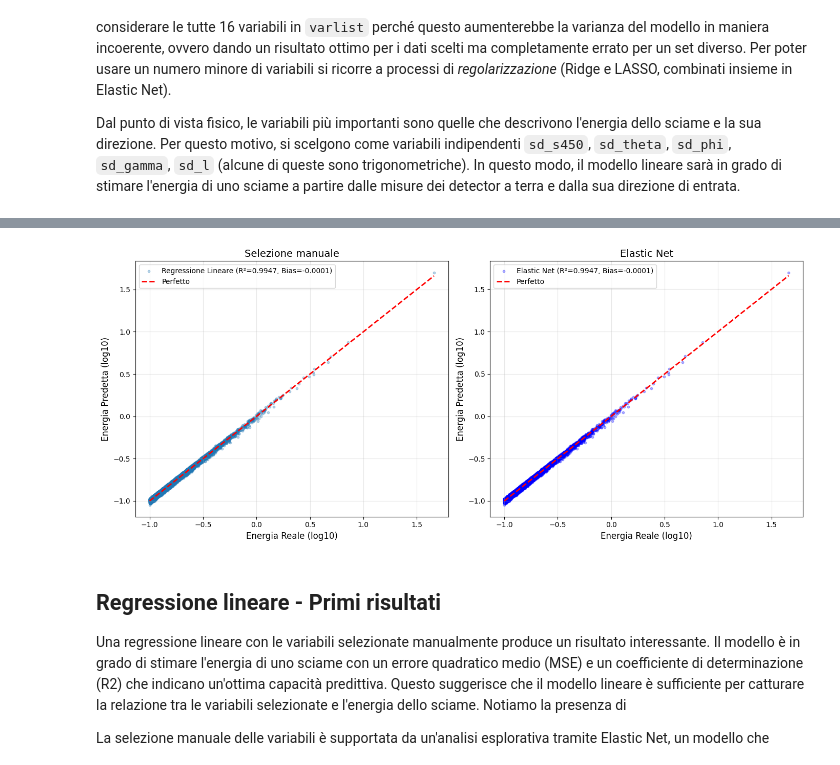
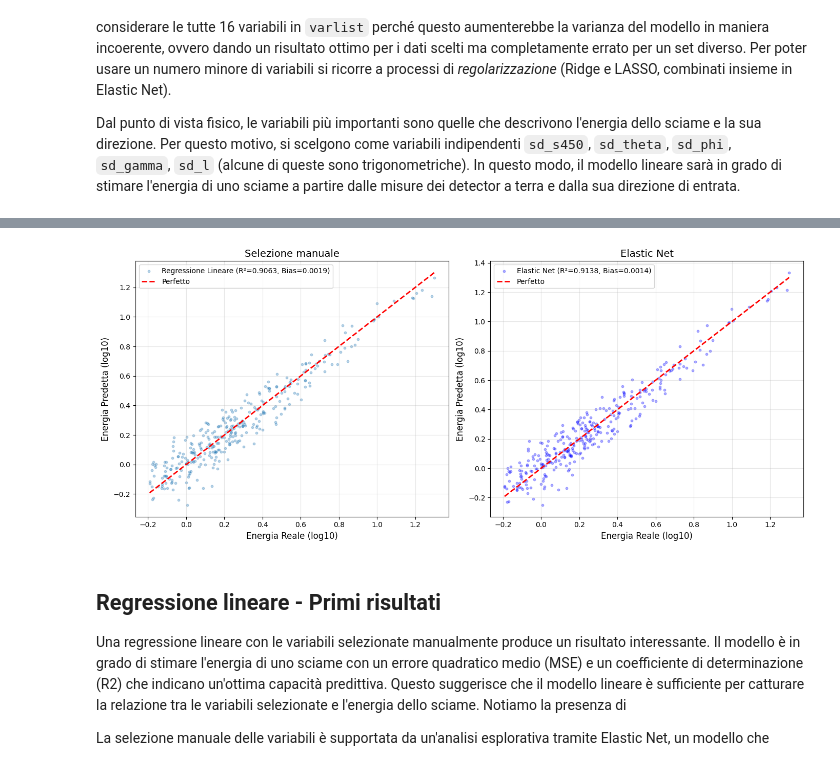
Before and after one commit to robdilor/advsimtech_rdl_esame, a Jupyter notebook: Project.ipynb, the cells around one changed output, grey strips where cells are left out. Drawn from its saved outputs; the diff is of its cells as text; code cells hidden in the pictures.

```diff
--- a/Project.ipynb
+++ b/Project.ipynb
@@ -374,55 +377,55 @@ Dal punto di vista fisico, le variabili più importanti sono quelle che descrivo
 # Aggiusto le variabili per la regressione lineare, in particolare gli angoli e l'energia
 # sd450 ed energia sono legate da legge di potenza, quindi applico logaritmo ad entrambe.
 
-energy = np.log10(mydata_var[:, varlist.index('sd_energy')].astype(float))
-en_at_gwd = np.log10(mydata_var[:, varlist.index('sd_s450')].astype(float))
+energy = np.log10(mydata_var_g[:, varlist.index('fd_totalEnergy')].astype(float))
+en_at_gwd = np.log10(mydata_var_g[:, varlist.index('sd_s1000')].astype(float))
 #print("Mean energy", sum(energy) / len(energy)) e vedi che è -0.806
 
-#print("Energie logaritmiche (esempio):", mydata_var[0, varlist.index('sd_energy')], "-->", f"{energy[0]:.2e}", '\n')
-mydata_var = mydata_var.astype(float)
+#print("Energie logaritmiche (esempio):", mydata_var_g[0, varlist.index('sd_energy')], "-->", f"{energy[0]:.2e}", '\n')
+
 # occhio agli angoli --> cos(theta), sin(phi), cos(phi), ra, dec
 
-cos_theta = np.zeros((len(mydata_var), 1))
-sin_phi = np.zeros((len(mydata_var), 1))
-cos_phi = np.zeros((len(mydata_var), 1))
-sin_ra = np.zeros((len(mydata_var), 1))
-cos_ra = np.zeros((len(mydata_var), 1))
-sin_dec = np.zeros((len(mydata_var), 1))
-cos_dec = np.zeros((len(mydata_var), 1))
-cos_lat = np.zeros((len(mydata_var), 1))
-sin_lat = np.zeros((len(mydata_var), 1))
-cos_lon = np.zeros((len(mydata_var), 1))
-sin_lon = np.zeros((len(mydata_var), 1))
+cos_theta = np.zeros((len(golden_rows), 1))
+sin_phi = np.zeros((len(golden_rows), 1))
+cos_phi = np.zeros((len(golden_rows), 1))
+sin_ra = np.zeros((len(golden_rows), 1))
+cos_ra = np.zeros((len(golden_rows), 1))
+sin_dec = np.zeros((len(golden_rows), 1))
+cos_dec = np.zeros((len(golden_rows), 1))
+cos_lat = np.zeros((len(golden_rows), 1))
+sin_lat = np.zeros((len(golden_rows), 1))
+cos_lon = np.zeros((len(golden_rows), 1))
+sin_lon = np.zeros((len(golden_rows), 1))
 
 #print(varlist, '\n')
 #print(varlist.index('sd_theta'), varlist.index('sd_phi'), varlist.index('sd_ra'), varlist.index('sd_dec'), '\n')
 
-for i in range(len(mydata_var)):
-    cos_theta[i][0] = (np.cos(np.radians(mydata_var[i, varlist.index('sd_theta')])))
+for i in range(len(golden_rows)):
+    cos_theta[i][0] = (np.cos(np.radians(mydata_var_g[i, varlist.index('sd_theta')])))
 #
-    sin_phi[i][0] = np.sin(np.radians(mydata_var[i, varlist.index('sd_phi')]))
-    cos_phi[i][0] = np.cos(np.radians(mydata_var[i, varlist.index('sd_phi')]))
+    sin_phi[i][0] = np.sin(np.radians(mydata_var_g[i, varlist.index('sd_phi')]))
+    cos_phi[i][0] = np.cos(np.radians(mydata_var_g[i, varlist.index('sd_phi')]))
 #
-    sin_ra[i][0] = np.sin(np.radians(mydata_var[i, varlist.index('sd_ra')]))
-    cos_ra[i][0] = np.cos(np.radians(mydata_var[i, varlist.index('sd_ra')]))
+    sin_ra[i][0] = np.sin(np.radians(mydata_var_g[i, varlist.index('sd_ra')]))
+    cos_ra[i][0] = np.cos(np.radians(mydata_var_g[i, varlist.index('sd_ra')]))
 #
-    sin_dec[i][0] = np.sin(np.radians(mydata_var[i, varlist.index('sd_dec')]))
-    cos_dec[i][0] = np.cos(np.radians(mydata_var[i, varlist.index('sd_dec')]))
+    sin_dec[i][0] = np.sin(np.radians(mydata_var_g[i, varlist.index('sd_dec')]))
+    cos_dec[i][0] = np.cos(np.radians(mydata_var_g[i, varlist.index('sd_dec')]))
 #
-    cos_lat[i][0] = np.cos(np.radians(mydata_var[i, varlist.index('sd_l')]))
-    sin_lat[i][0] = np.sin(np.radians(mydata_var[i, varlist.index('sd_l')]))
+    cos_lat[i][0] = np.cos(np.radians(mydata_var_g[i, varlist.index('sd_l')]))
+    sin_lat[i][0] = np.sin(np.radians(mydata_var_g[i, varlist.index('sd_l')]))
 #
-    cos_lon[i][0] = np.cos(np.radians(mydata_var[i, varlist.index('sd_b')]))
-    sin_lon[i][0] = np.sin(np.radians(mydata_var[i, varlist.index('sd_b')]))
+    cos_lon[i][0] = np.cos(np.radians(mydata_var_g[i, varlist.index('sd_b')]))
+    sin_lon[i][0] = np.sin(np.radians(mydata_var_g[i, varlist.index('sd_b')]))
 #
 
-sep_var = mydata_var.copy()
+sep_var = mydata_var_g.copy()
 sep_var = np.delete(sep_var, [varlist.index('sd_theta'),
                               varlist.index('sd_phi'),
-                              varlist.index('sd_energy'),
+                              varlist.index('fd_totalEnergy'),
                               varlist.index('sd_ra'),
                               varlist.index('sd_dec'),
-                              varlist.index('sd_s450'),
+                              varlist.index('sd_s1000'),
                               varlist.index('sd_l'),
                               varlist.index('sd_b')
                               ],
@@ -432,14 +435,14 @@ set_of_vars = np.column_stack((sep_var, en_at_gwd, cos_theta, cos_phi, cos_ra, c
 this_varlist = varlist.copy()
 this_varlist = np.delete(this_varlist, [varlist.index('sd_theta'),
                                         varlist.index('sd_phi'),
-                                        varlist.index('sd_energy'),
+                                        varlist.index('fd_totalEnergy'),
                                         varlist.index('sd_ra'),
                                         varlist.index('sd_dec'),
-                                        varlist.index('sd_s450'),
+                                        varlist.index('sd_s1000'),
                                         varlist.index('sd_l'),
                                         varlist.index('sd_b')
                                         ], axis=0)
-this_varlist = np.append(this_varlist, ['log(sd450)', 'cos(theta)', 'cos(phi)', 'cos(ra)', 'cos(dec)', 'cos(lat)', 'cos(lon)'])
+this_varlist = np.append(this_varlist, ['log(sd1000)', 'cos(theta)', 'cos(phi)', 'cos(ra)', 'cos(dec)', 'cos(lat)', 'cos(lon)'])
 
 #for i in range(len(set_of_vars[0])):
      #print(f"Variabile {i}: {this_varlist[i]}")
@@ -448,6 +451,12 @@ this_varlist = np.append(this_varlist, ['log(sd450)', 'cos(theta)', 'cos(phi)',
 # Definisco la parte di dataset per il training (80%)
 
 train_size = int(len(set_of_vars) * 0.8)
+
+# Per l'analisi uso solo variabili SD.
+set_of_vars__ = np.delete(set_of_vars, [i for i, var in enumerate(this_varlist) if var.startswith('fd_')], axis=1)
+set_of_vars = set_of_vars__.copy()
+this_varlist__ = np.delete(this_varlist, [i for i, var in enumerate(this_varlist) if var.startswith('fd_')], axis=0)
+this_varlist = this_varlist__.copy()
 
 #############################################################################################################
 
@@ -469,7 +478,7 @@ warnings.filterwarnings(
     module="sklearn.linear_model._coordinate_descent"
  )
 
-keep_list = ['sd_beta', 'sd_gamma', 'log(sd450)', 'cos(theta)']
+keep_list = ['sd_beta', 'sd_gamma', 'log(sd1000)', 'cos(theta)']
 keep_idx = [i for i, var in enumerate(this_varlist) if var in keep_list]
 model = LinearRegression()
 scaler = StandardScaler()
@@ -597,4 +606,4 @@ Bias: -0.0001
-[figure, old version]
+[figure, new version]
 # %% [markdown]
 ## Regressione lineare - Primi risultati
 
```
Also changed, not shown: parts of 12 cells of this notebook, 12 other files.
